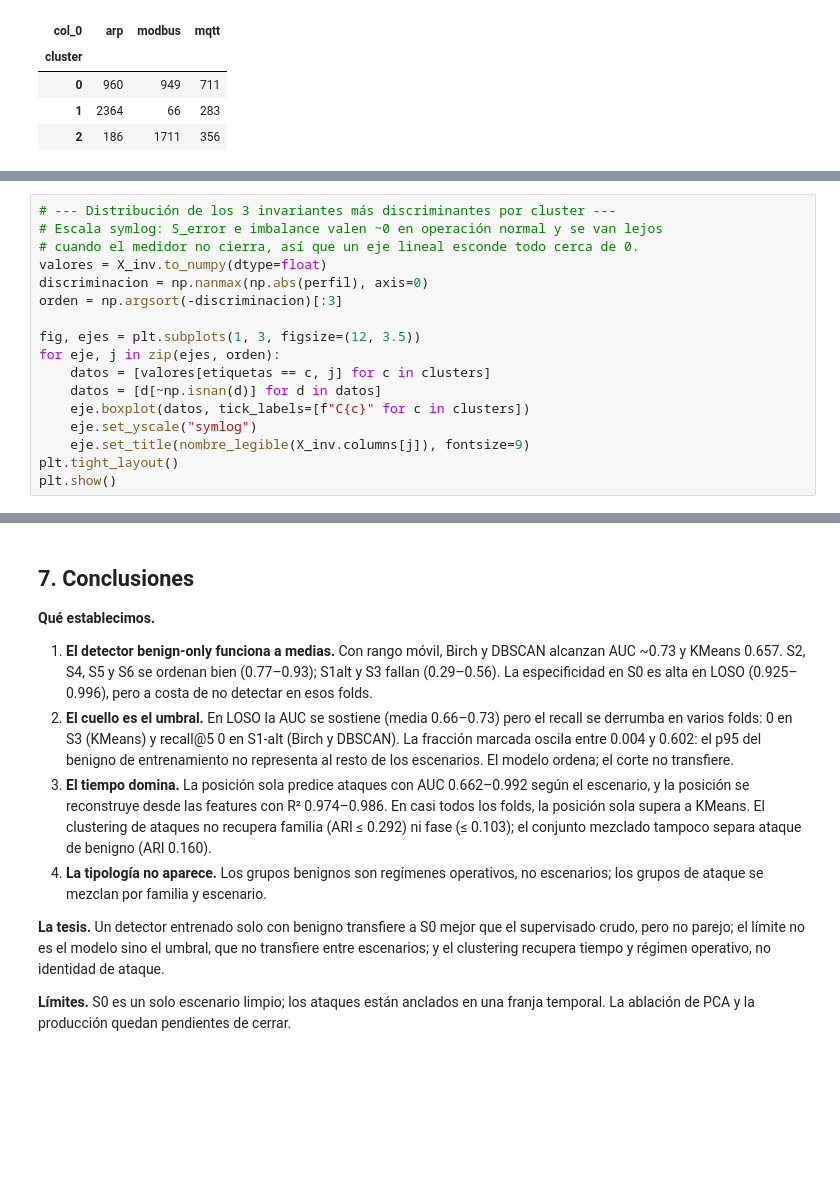
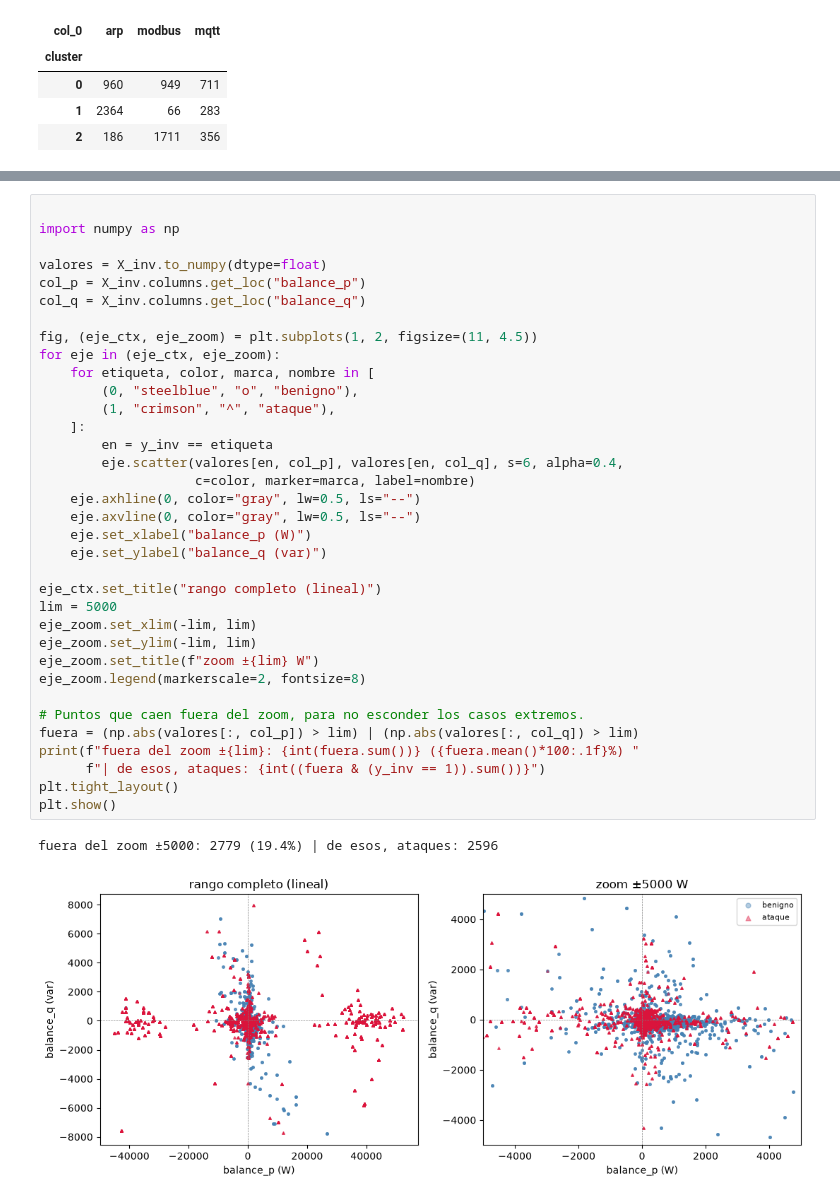
Before and after one commit to maxiricalde/data4cyber, a Jupyter notebook: Colab/NOSUPERVISADO.ipynb, the cells around one changed output, grey strips where cells are left out. Drawn from its saved outputs; the diff is of its cells as text; blank space fills up the shorter version.

Commit message:
ya casi

```diff
--- a/Colab/NOSUPERVISADO.ipynb
+++ b/Colab/NOSUPERVISADO.ipynb
@@ -679,17 +876,0 @@ plt.show()
-# %%
-# --- Distribución de los 3 invariantes más discriminantes por cluster ---
-# Escala symlog: S_error e imbalance valen ~0 en operación normal y se van lejos
-# cuando el medidor no cierra, así que un eje lineal esconde todo cerca de 0.
-valores = X_inv.to_numpy(dtype=float)
-discriminacion = np.nanmax(np.abs(perfil), axis=0)
-orden = np.argsort(-discriminacion)[:3]
-
-fig, ejes = plt.subplots(1, 3, figsize=(12, 3.5))
-for eje, j in zip(ejes, orden):
-    datos = [valores[etiquetas == c, j] for c in clusters]
-    datos = [d[~np.isnan(d)] for d in datos]
-    eje.boxplot(datos, tick_labels=[f"C{c}" for c in clusters])
-    eje.set_yscale("symlog")
-    eje.set_title(nombre_legible(X_inv.columns[j]), fontsize=9)
-plt.tight_layout()
-plt.show()
@@ -713,13 +897,38 @@ plt.show()
-# %% [markdown]
-## 7. Conclusiones
-
-**Qué establecimos.**
-
-1. **El detector benign-only funciona a medias.** Con rango móvil, Birch y DBSCAN alcanzan AUC ~0.73 y KMeans 0.657. S2, S4, S5 y S6 se ordenan bien (0.77–0.93); S1alt y S3 fallan (0.29–0.56). La especificidad en S0 es alta en LOSO (0.925–0.996), pero a costa de no detectar en esos folds.
-2. **El cuello es el umbral.** En LOSO la AUC se sostiene (media 0.66–0.73) pero el recall se derrumba en varios folds: 0 en S3 (KMeans) y recall@5 0 en S1-alt (Birch y DBSCAN). La fracción marcada oscila entre 0.004 y 0.602: el p95 del benigno de entrenamiento no representa al resto de los escenarios. El modelo ordena; el corte no transfiere.
-3. **El tiempo domina.** La posición sola predice ataques con AUC 0.662–0.992 según el escenario, y la posición se reconstruye desde las features con R² 0.974–0.986. En casi todos los folds, la posición sola supera a KMeans. El clustering de ataques no recupera familia (ARI ≤ 0.292) ni fase (≤ 0.103); el conjunto mezclado tampoco separa ataque de benigno (ARI 0.160).
-4. **La tipología no aparece.** Los grupos benignos son regímenes operativos, no escenarios; los grupos de ataque se mezclan por familia y escenario.
-
-**La tesis.** Un detector entrenado solo con benigno transfiere a S0 mejor que el supervisado crudo, pero no parejo; el límite no es el modelo sino el umbral, que no transfiere entre escenarios; y el clustering recupera tiempo y régimen operativo, no identidad de ataque.
-
-**Límites.** S0 es un solo escenario limpio; los ataques están anclados en una franja temporal. La ablación de PCA y la producción quedan pendientes de cerrar.
+# %%
+
+import numpy as np
+
+valores = X_inv.to_numpy(dtype=float)
+col_p = X_inv.columns.get_loc("balance_p")
+col_q = X_inv.columns.get_loc("balance_q")
+
+fig, (eje_ctx, eje_zoom) = plt.subplots(1, 2, figsize=(11, 4.5))
+for eje in (eje_ctx, eje_zoom):
+    for etiqueta, color, marca, nombre in [
+        (0, "steelblue", "o", "benigno"),
+        (1, "crimson", "^", "ataque"),
+    ]:
+        en = y_inv == etiqueta
+        eje.scatter(valores[en, col_p], valores[en, col_q], s=6, alpha=0.4,
+                    c=color, marker=marca, label=nombre)
+    eje.axhline(0, color="gray", lw=0.5, ls="--")
+    eje.axvline(0, color="gray", lw=0.5, ls="--")
+    eje.set_xlabel("balance_p (W)")
+    eje.set_ylabel("balance_q (var)")
+
+eje_ctx.set_title("rango completo (lineal)")
+lim = 5000
+eje_zoom.set_xlim(-lim, lim)
+eje_zoom.set_ylim(-lim, lim)
+eje_zoom.set_title(f"zoom ±{lim} W")
+eje_zoom.legend(markerscale=2, fontsize=8)
+
+# Puntos que caen fuera del zoom, para no esconder los casos extremos.
+fuera = (np.abs(valores[:, col_p]) > lim) | (np.abs(valores[:, col_q]) > lim)
+print(f"fuera del zoom ±{lim}: {int(fuera.sum())} ({fuera.mean()*100:.1f}%) "
+      f"| de esos, ataques: {int((fuera & (y_inv == 1)).sum())}")
+plt.tight_layout()
+plt.show()
+# %% [output]
+fuera del zoom ±5000: 2779 (19.4%) | de esos, ataques: 2596
+[figure, added]
```
Also changed, not shown: parts of 21 cells of this notebook.
